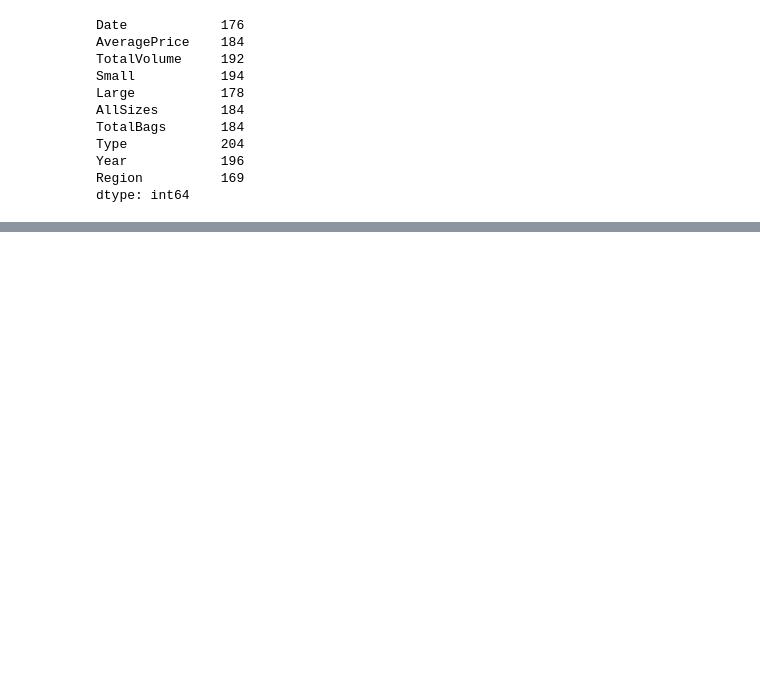
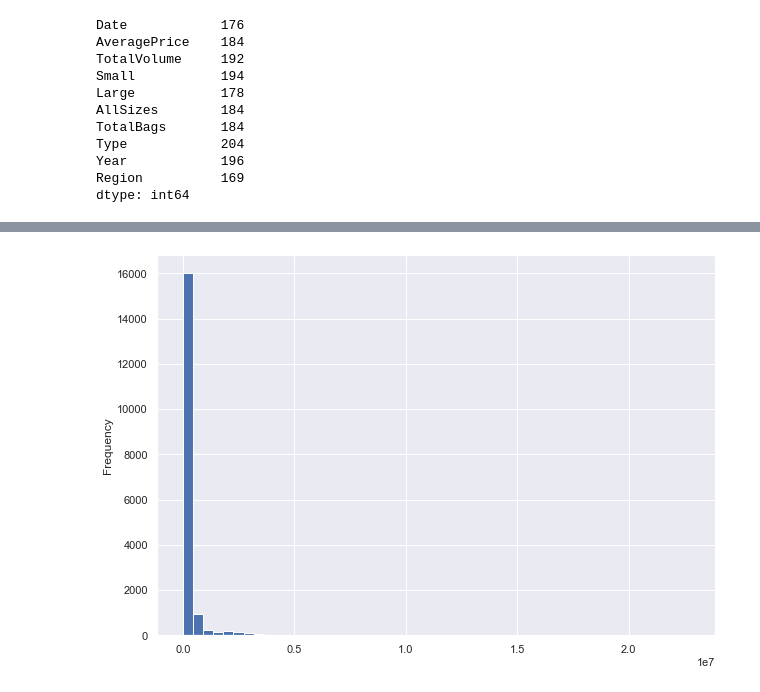
Before and after one commit to ivan-usd/refactored-octo-journey, a Jupyter notebook: notebooks/module3.ipynb, the cells around one changed output, grey strips where cells are left out. Drawn from its saved outputs; the diff is of its cells as text; code cells hidden in the pictures; blank space fills up the shorter version.

```diff
--- a/notebooks/module3.ipynb
+++ b/notebooks/module3.ipynb
@@ -193,0 +240,4 @@ some change
+# %%
+ax = droppedDate['Small'].plot.hist(bins=50)
+# %% [output]
+[figure, added]
```
Also changed, not shown: parts of 11 cells of this notebook.
